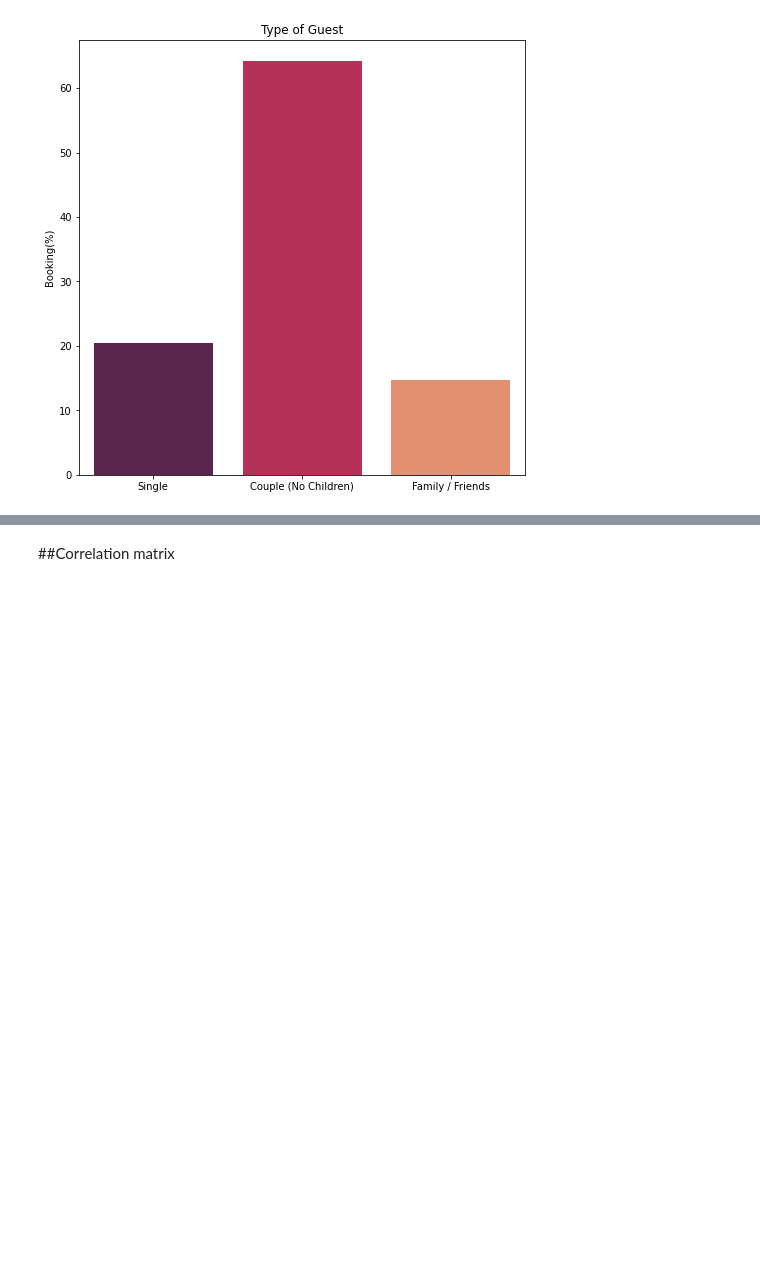
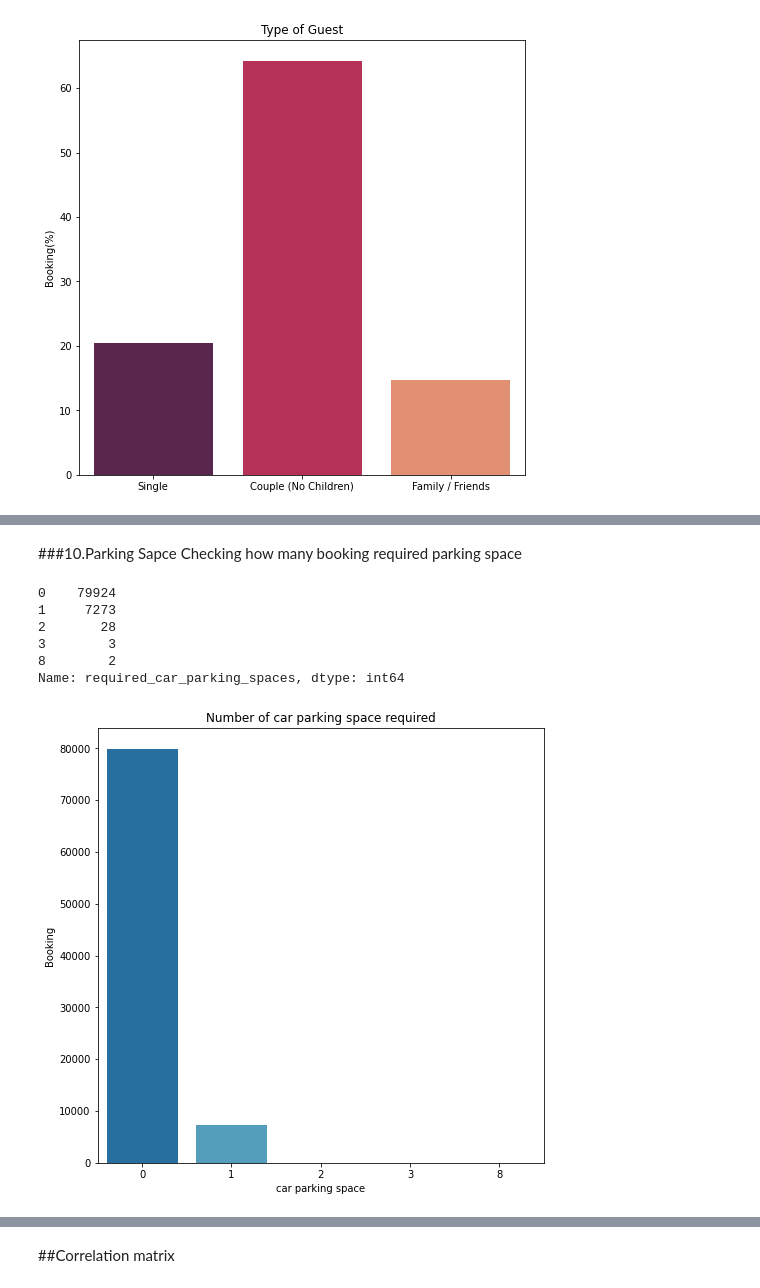
Before and after one commit to rafiddeshmukh/EDA-Hotel_Booking, a Jupyter notebook: Hotel_Booking_Analysis_Capstone_Project.ipynb, the cells around one changed output, grey strips where cells are left out. Cells and saved outputs as stored; diff of their text form; code cells hidden in the pictures; blank space fills up the shorter version.

```diff
--- a/Hotel_Booking_Analysis_Capstone_Project.ipynb
+++ b/Hotel_Booking_Analysis_Capstone_Project.ipynb
@@ -655,0 +687,29 @@ See the caveats in the documentation: https://pandas.pydata.org/pandas-docs/stab
+# %% [markdown]
+###10.Parking Sapce
+Checking how many booking required parking space
+# %%
+#value counts for car parking space required
+df["required_car_parking_spaces"].value_counts()
+# %% [output]
+0    79924
+1     7273
+2       28
+3        3
+8        2
+Name: required_car_parking_spaces, dtype: int64
+# %%
+#setting figure size
+plt.figure(figsize=(8,8))
+
+#Ploting barplot for car parking required
+sns.countplot(x=df["required_car_parking_spaces"], palette='GnBu_r')
+
+#setting labels for x and y and set title for countplot
+plt.xlabel('car parking space')
+plt.ylabel('Booking')
+plt.title("Number of car parking space required")
+
+#display the plot
+plt.show()
+# %% [output]
+[figure, added]
```
Also changed, not shown: parts of 26 cells of this notebook.
